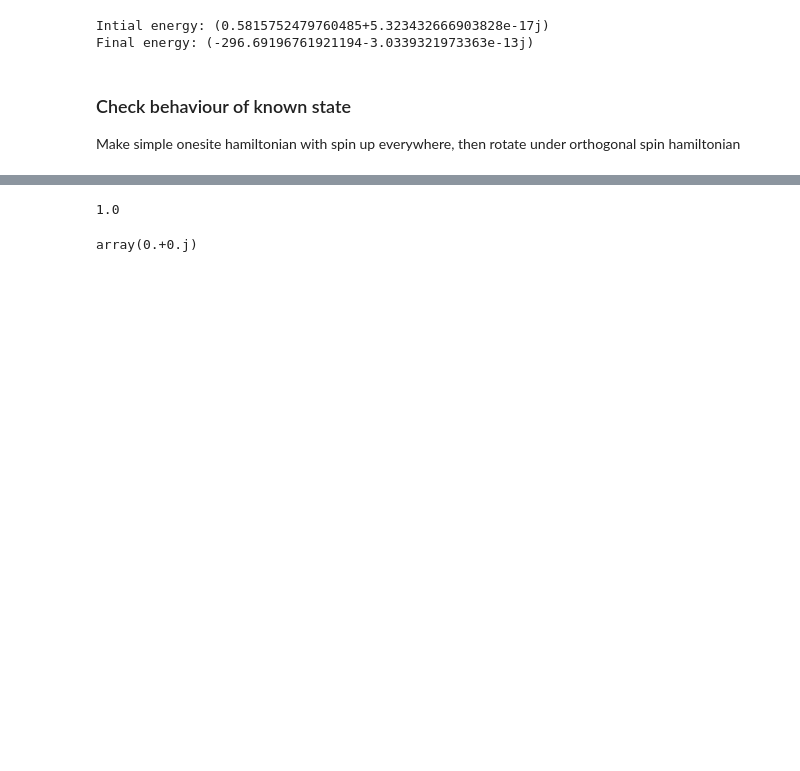
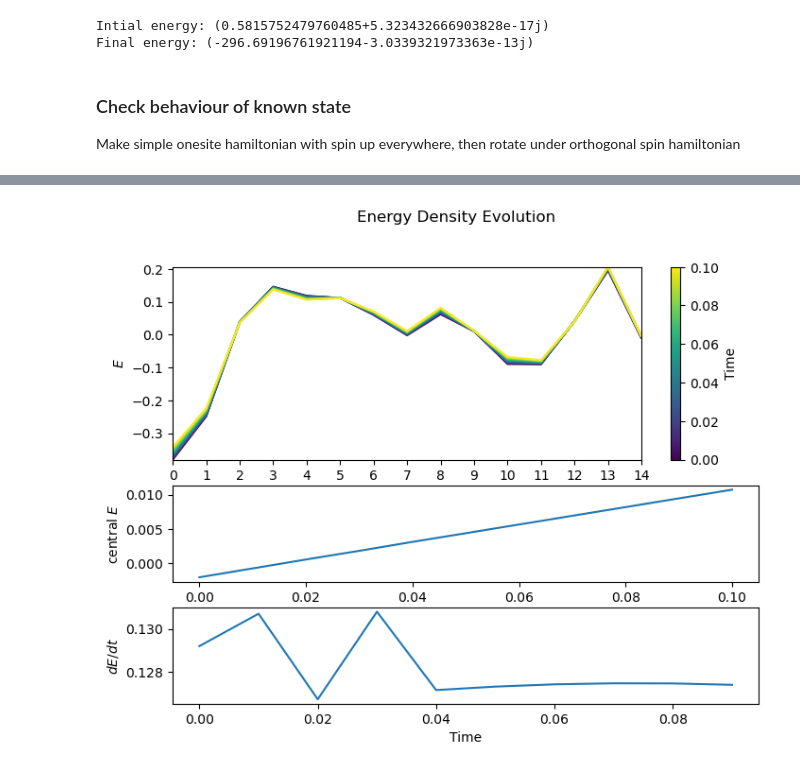
Before and after one commit to OscarCharlieST/quantum-tensor, a Jupyter notebook: active.ipynb, the cells around one changed output, grey strips where cells are left out. Drawn from its saved outputs; the diff is of its cells as text; code cells hidden in the pictures; blank space fills up the shorter version.

```diff
--- a/active.ipynb
+++ b/active.ipynb
@@ -734,4 +722,0 @@ spinup = states.mps([Al, A, A, A, Ar])
-# %%
-states.overlap(spinup, spinup)
-# %% [output]
-1.0
@@ -740,4 +723,9 @@ centre_x = ops.single_site_pauli(2, 'x')
-# %%
-ops.local_expect(spinup, centre_x)
-# %% [output]
-array(0.+0.j)
+# %%
+state_hist, expectatoins = sim.tdvp_new(
+    psi1, H_z, t_f=0.1, steps=10, method=sim.method_exact,
+    history=True
+)
+# %%
+vis.plot_energy_density_evolution(state_hist, H_z_terms.values())
+# %% [output]
+[figure, added]
```
Also changed, not shown: parts of 10 cells of this notebook, 3 other files.
